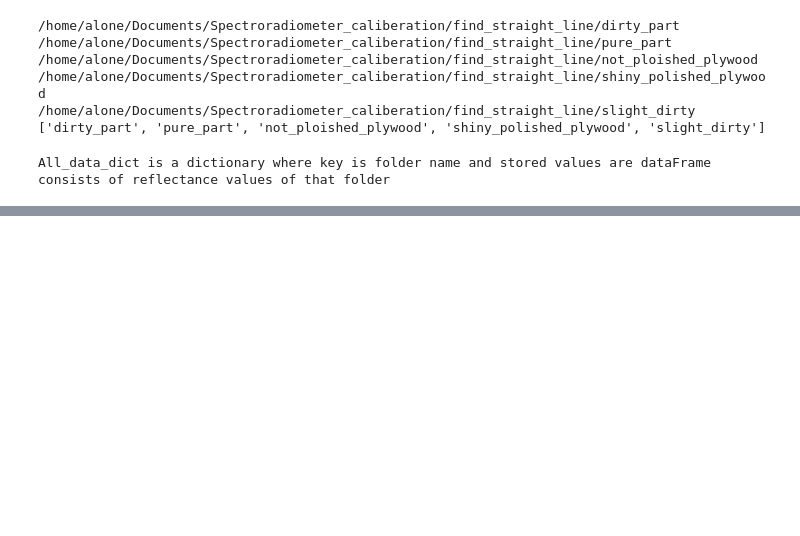
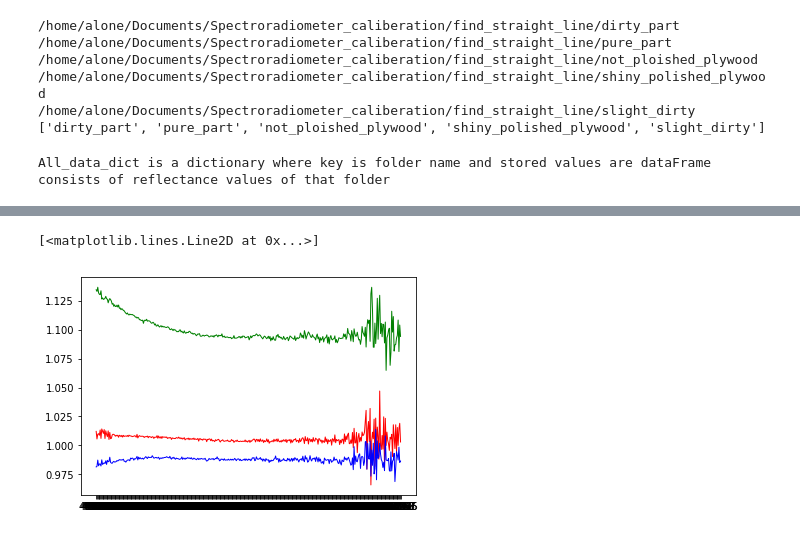
Before and after one commit to rahulrajias/Spectroradiometer_caliberation, a Jupyter notebook: find_straight_line_to_see_sensor_calibration.ipynb, the cells around one changed output, grey strips where cells are left out. Cells and saved outputs as stored; diff of their text form; code cells hidden in the pictures; blank space fills up the shorter version.

```diff
--- a/find_straight_line_to_see_sensor_calibration.ipynb
+++ b/find_straight_line_to_see_sensor_calibration.ipynb
@@ -100,0 +106,8 @@ plt.plot(dirt.Lambda)
+# %%
+dirt=all_data_dict["dirty_part"]
+plt.plot(dirt.Lambda, dirt.R1,color='r', linewidth=1)
+plt.plot(dirt.Lambda, dirt.R2,color='g', linewidth=1)
+plt.plot(dirt.Lambda, dirt.R3,color='b', linewidth=1)
+# %% [output]
+[<matplotlib.lines.Line2D at 0x...>]
+[figure, added]
```
Also changed, not shown: parts of 3 cells of this notebook, 43 other files.
